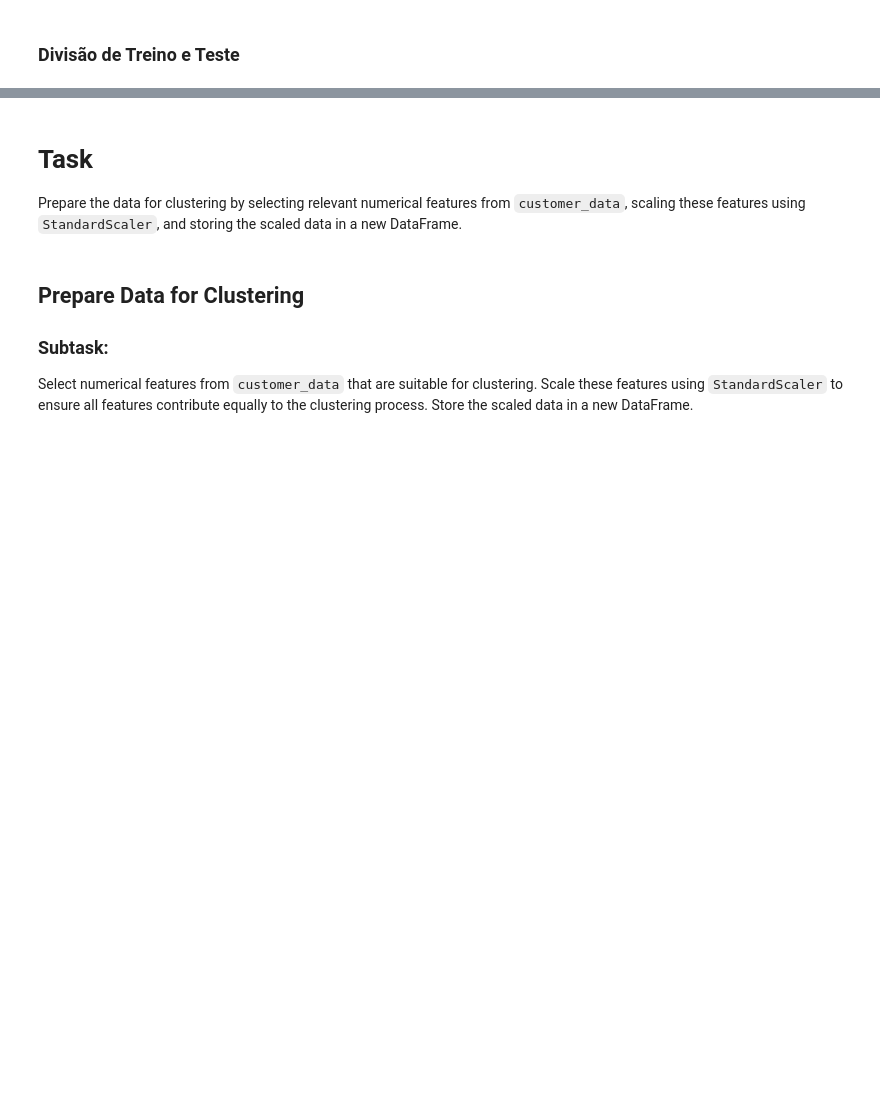
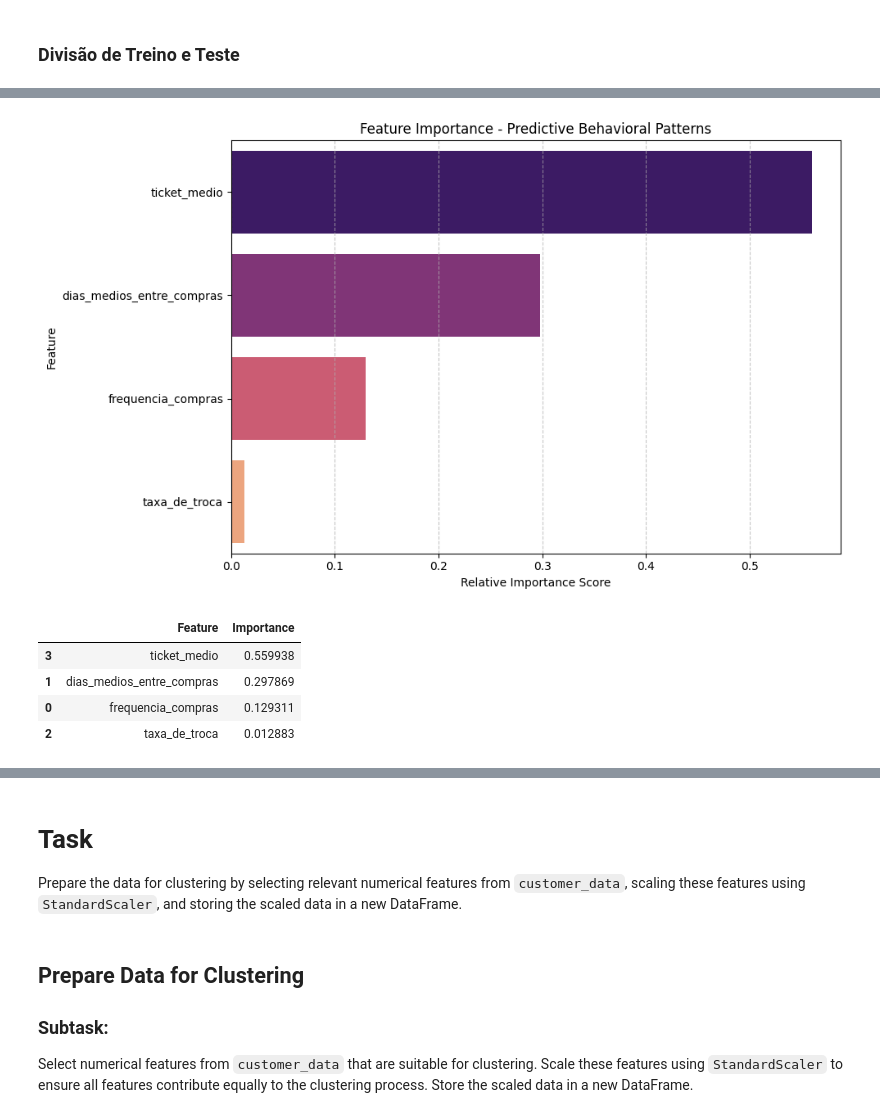
Before and after one commit to luuizfr/PE_Sistema_Automotivo, a Jupyter notebook: PE_Sistema_Automotivo.ipynb, the cells around one changed output, grey strips where cells are left out. Saved outputs shown, nothing was run; the diff lists cells and outputs as text; code cells hidden in the pictures; blank space fills up the shorter version.

```diff
--- a/PE_Sistema_Automotivo.ipynb
+++ b/PE_Sistema_Automotivo.ipynb
@@ -1048,0 +1152,41 @@ Name: bought_in_2_months_post_snapshot, dtype: float64
+# %%
+import pandas as pd
+import matplotlib.pyplot as plt
+import seaborn as sns
+
+# Extract feature importances
+importances = best_rf.feature_importances_
+feature_names = features
+
+# Create a DataFrame for visualization
+feature_importance_df = pd.DataFrame({
+    'Feature': feature_names,
+    'Importance': importances
+}).sort_values(by='Importance', ascending=False)
+
+# Visualization - Updated to resolve FutureWarning
+plt.figure(figsize=(10, 6))
+sns.barplot(
+    x='Importance',
+    y='Feature',
+    data=feature_importance_df,
+    hue='Feature',
+    palette='magma',
+    legend=False
+)
+plt.title('Feature Importance - Predictive Behavioral Patterns')
+plt.xlabel('Relative Importance Score')
+plt.ylabel('Feature')
+plt.grid(axis='x', linestyle='--', alpha=0.7)
+plt.tight_layout()
+plt.show()
+
+# Display numeric values
+display(feature_importance_df)
+# %% [output]
+[figure, added]
+|  | Feature | Importance |
+| 3 | ticket_medio | 0.559938 |
+| 1 | dias_medios_entre_compras | 0.297869 |
+| 0 | frequencia_compras | 0.129311 |
+| 2 | taxa_de_troca | 0.012883 |
```
Also changed, not shown: parts of 29 cells of this notebook.
